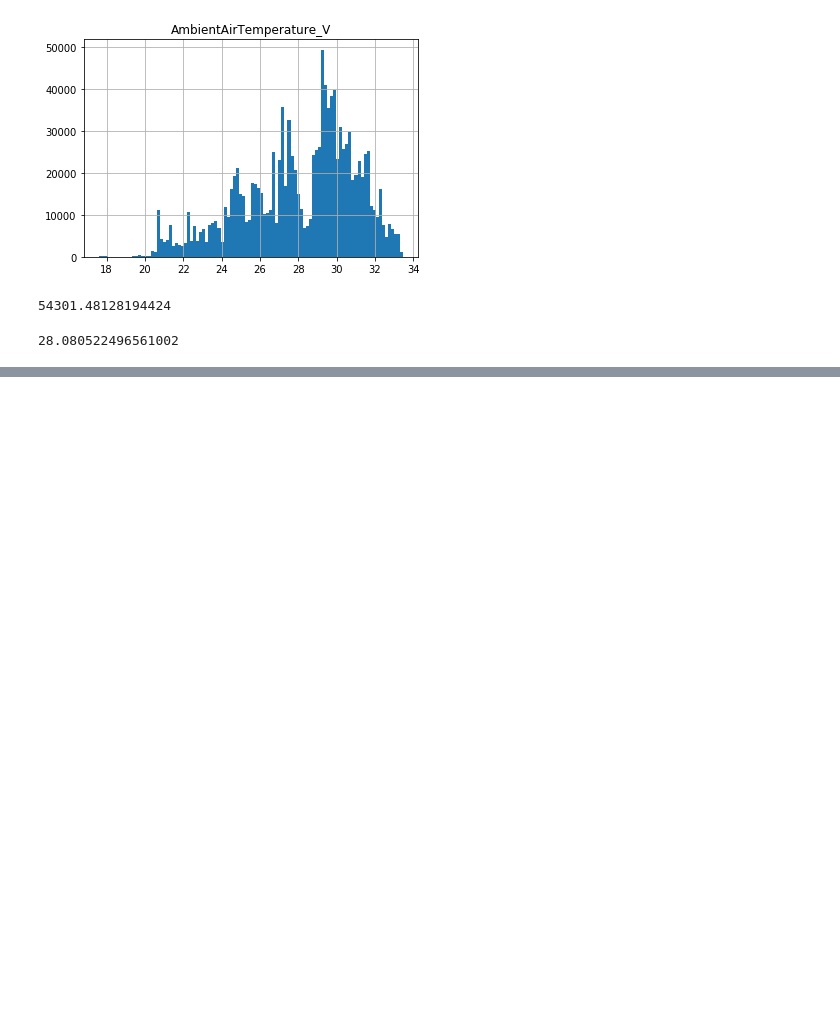
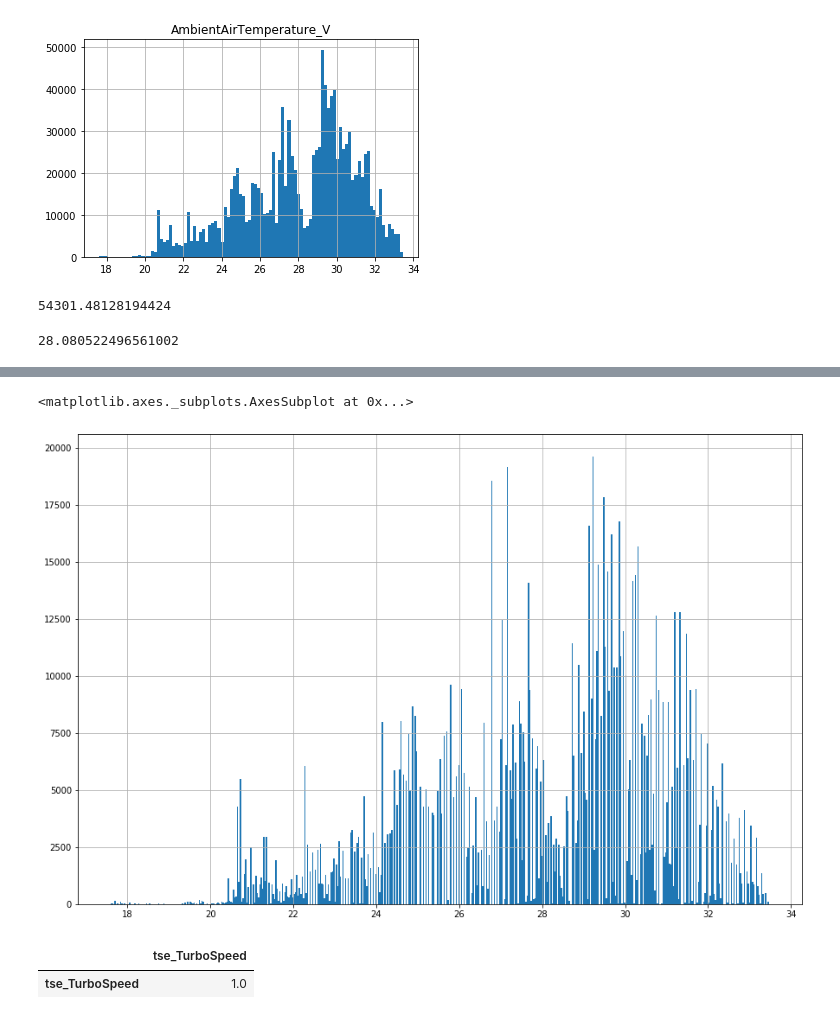
Before and after one commit to UNCG-CSE/Volvo_Truck_Analytics, a Jupyter notebook: src/IoannisScrapNotebook.ipynb, the cells around one changed output, grey strips where cells are left out. Drawn from its saved outputs; the diff is of its cells as text; code cells hidden in the pictures; blank space fills up the shorter version.

```diff
--- a/src/Truck 1 Temp Analysis.ipynb
+++ b/src/IoannisScrapNotebook.ipynb
@@ -157,0 +189,12 @@ truck1['AmbientAirTemperature_V'].mean()
+# %%
+fig = plt.figure(figsize = (15,10))
+ax = fig.gca()
+truck1.AmbientAirTemperature_V.hist(bins=500, ax=ax)
+# %% [output]
+<matplotlib.axes._subplots.AxesSubplot at 0x...>
+[figure, added]
+# %%
+truck.corr()
+# %% [output]
+|  | tse_TurboSpeed |
+| tse_TurboSpeed | 1.0 |
```
Also changed, not shown: parts of 22 cells of this notebook, 1 other file.
